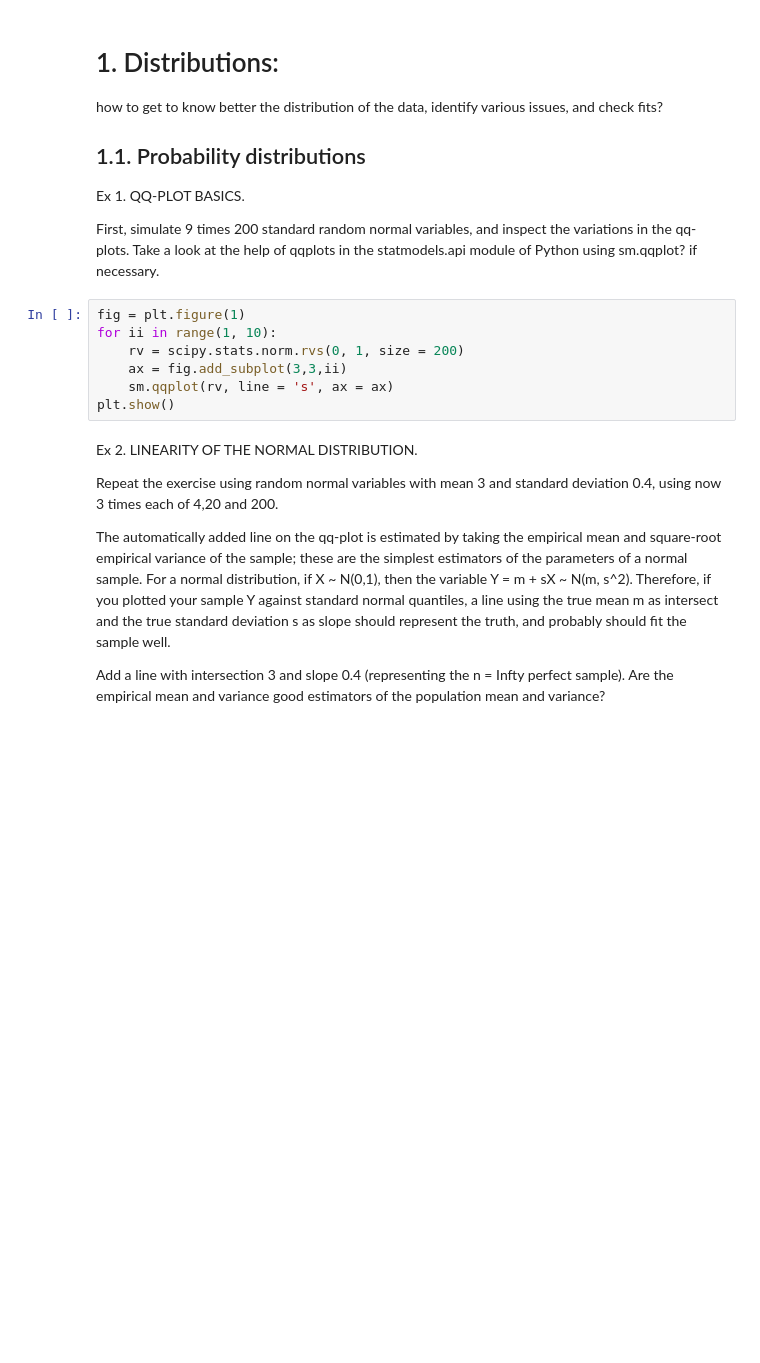
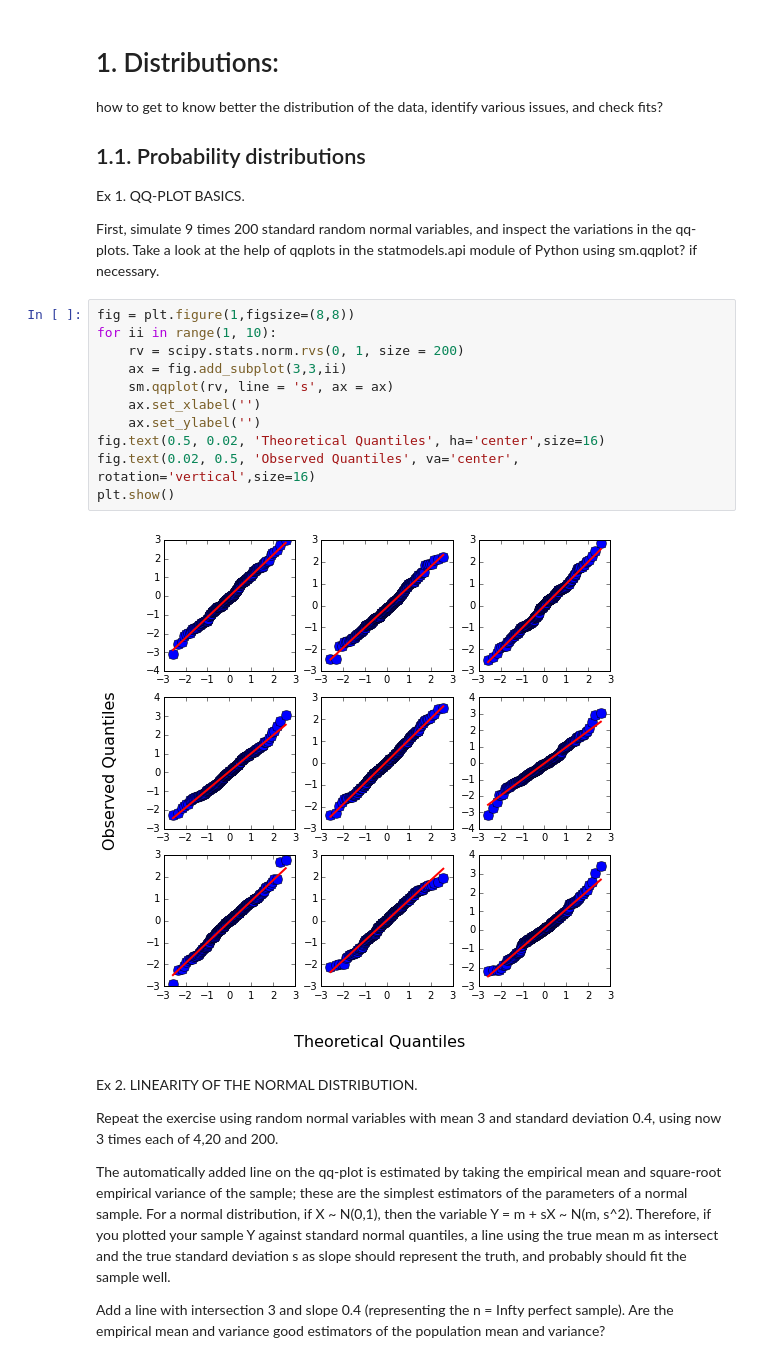
Before and after one commit to LSSTC-DSFP/LSSTC-DSFP-Sessions, a Jupyter notebook: Session1/Tuesday/IntroStat.ipynb, the cells around one changed output. Drawn from its saved outputs; the diff is of its cells as text; blank space fills up the shorter version.

Commit message:
Improve readability of plots, add plot grid for cauchy example

```diff
--- a/Session1/Tuesday/IntroStat.ipynb
+++ b/Session1/Tuesday/IntroStat.ipynb
@@ -16,12 +18,18 @@ Ex 1. QQ-PLOT BASICS.
 First, simulate 9 times 200 standard random normal variables, and inspect the variations in the qq-plots.
 Take a look at the help of qqplots in the statmodels.api module of Python using sm.qqplot? if necessary.
 # %%
-fig = plt.figure(1)
+fig = plt.figure(1,figsize=(8,8))
 for ii in range(1, 10):
     rv = scipy.stats.norm.rvs(0, 1, size = 200)
     ax = fig.add_subplot(3,3,ii)
     sm.qqplot(rv, line = 's', ax = ax)
+    ax.set_xlabel('')
+    ax.set_ylabel('')
+fig.text(0.5, 0.02, 'Theoretical Quantiles', ha='center',size=16)
+fig.text(0.02, 0.5, 'Observed Quantiles', va='center', rotation='vertical',size=16)
 plt.show()
+# %% [output]
+[figure, added]
 # %% [markdown]
 Ex 2. LINEARITY OF THE NORMAL DISTRIBUTION.
 
```
Also changed, not shown: parts of 11 cells of this notebook.
